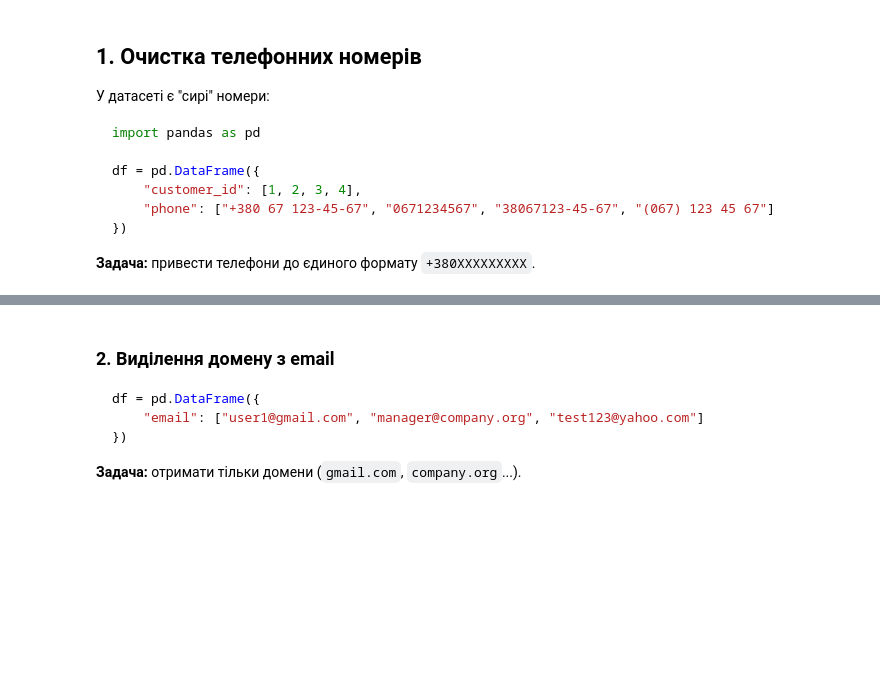
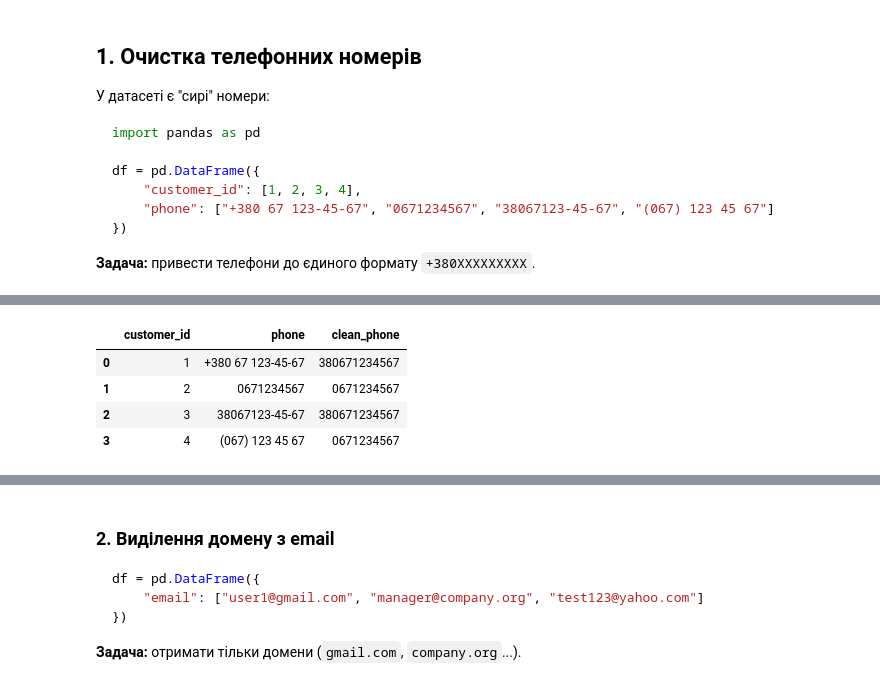
Before and after one commit to cpython-projects/da_1709, a Jupyter notebook: lesson_18.ipynb, the cells around one changed output, grey strips where cells are left out. Saved outputs shown, nothing was run; the diff lists cells and outputs as text; code cells hidden in the pictures; blank space fills up the shorter version.

````diff
--- a/lesson_18.ipynb
+++ b/lesson_18.ipynb
@@ -185,3 +185,10 @@ df = pd.DataFrame({
 ```
 
 **Задача:** привести телефони до єдиного формату `+380XXXXXXXXX`.
+# %%
+import pandas as pd
+
+df = pd.DataFrame({
+    "customer_id": [1, 2, 3, 4],
+    "phone": ["+380 67 123-45-67", "0671234567", "38067123-45-67", "(067) 123 45 67"]
+})
@@ -187,0 +203,9 @@ df = pd.DataFrame({
+# %%
+df['clean_phone'] = df.phone.str.replace(r'\D', '', regex=True)
+df
+# %% [output]
+|  | customer_id | phone | clean_phone |
+| 0 | 1 | +380 67 123-45-67 | 380671234567 |
+| 1 | 2 | 0671234567 | 0671234567 |
+| 2 | 3 | 38067123-45-67 | 380671234567 |
+| 3 | 4 | (067) 123 45 67 | 0671234567 |
````
Also changed, not shown: parts of 23 cells of this notebook.
